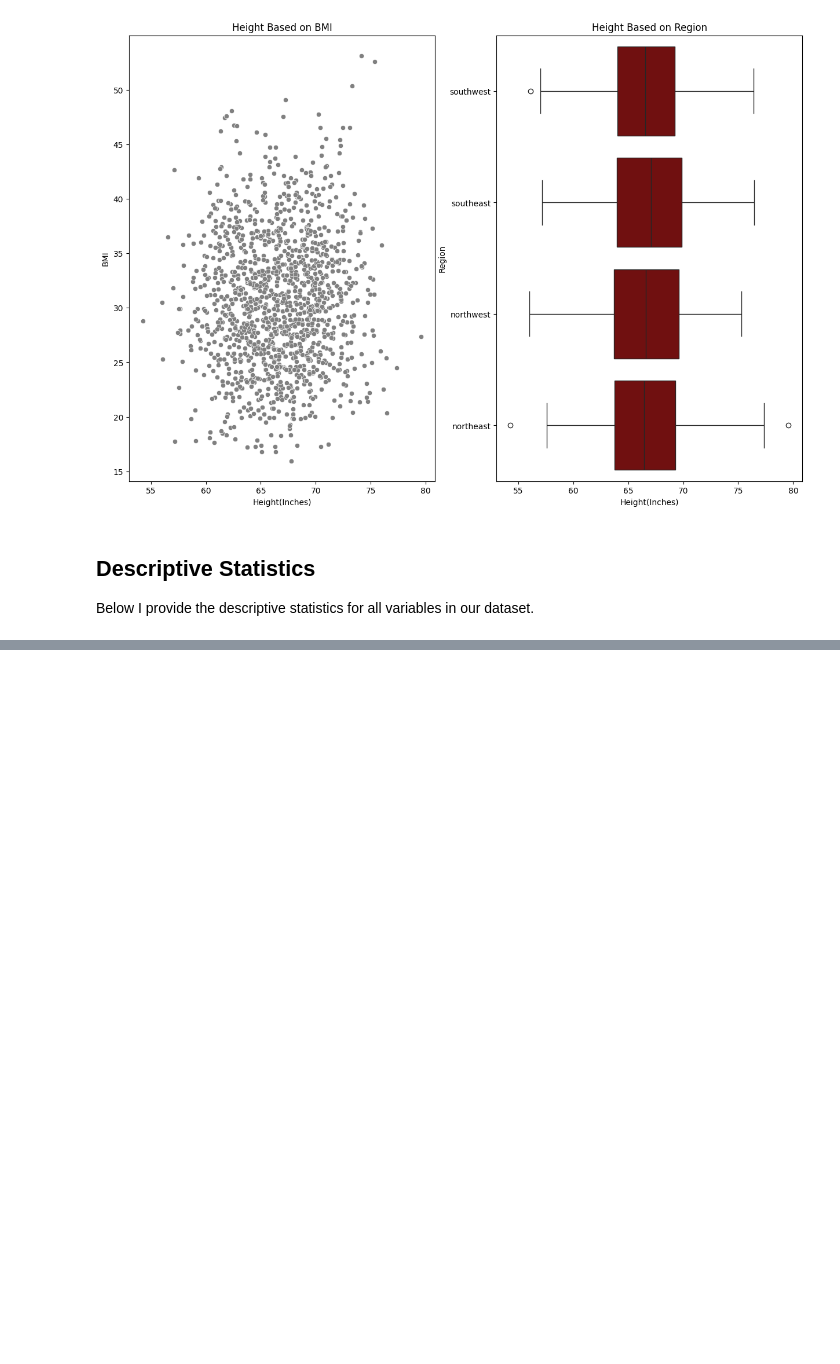
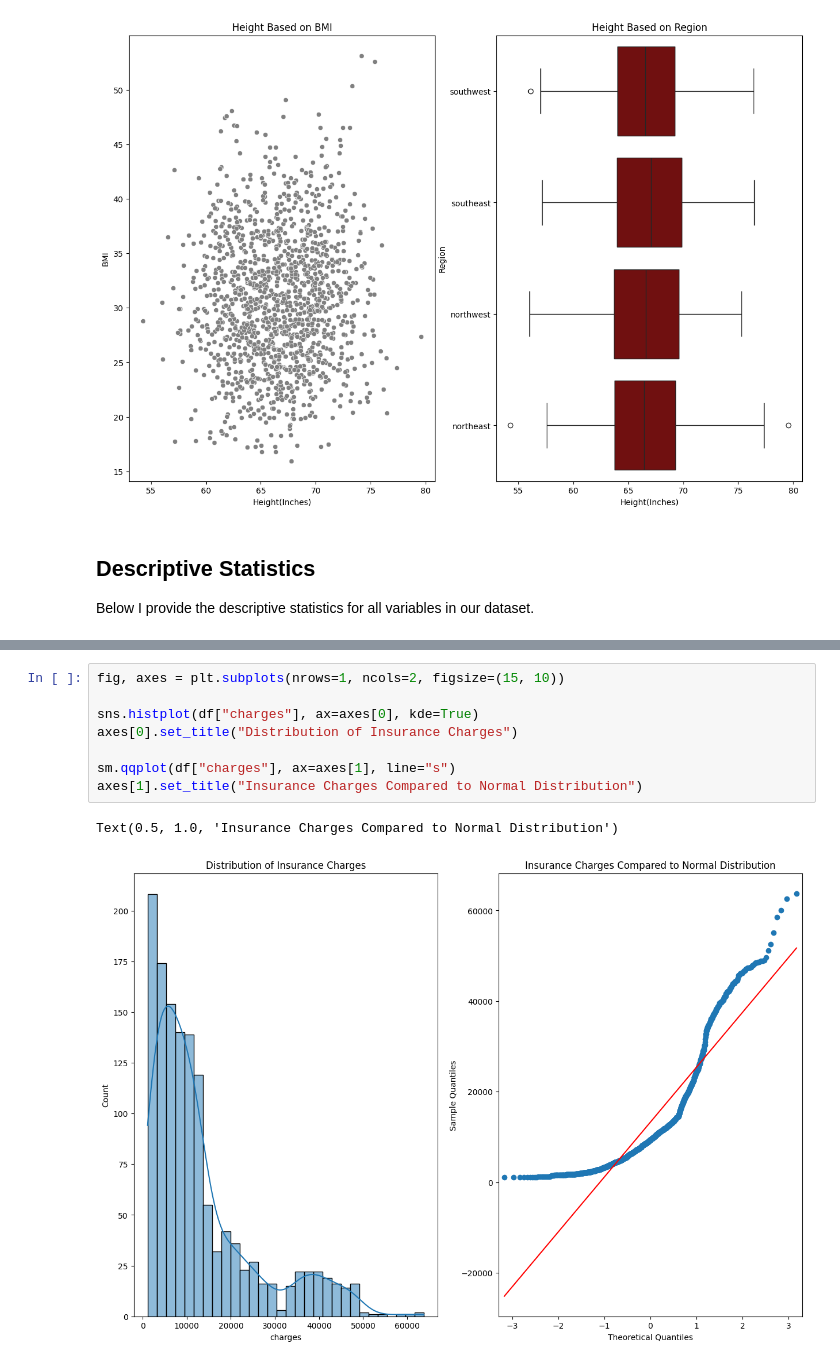
Before and after one commit to HarmonZ7/WGU, a Jupyter notebook: D599/Task 2/D599Task2EDA.ipynb, the cells around one changed output, grey strips where cells are left out. Saved outputs shown, nothing was run; the diff lists cells and outputs as text; blank space fills up the shorter version.

```diff
--- a/D599/Task 2/D599Task2EDA.ipynb
+++ b/D599/Task 2/D599Task2EDA.ipynb
@@ -147,0 +198,11 @@ df.describe(include="all")
+# %%
+fig, axes = plt.subplots(nrows=1, ncols=2, figsize=(15, 10))
+
+sns.histplot(df["charges"], ax=axes[0], kde=True)
+axes[0].set_title("Distribution of Insurance Charges")
+
+sm.qqplot(df["charges"], ax=axes[1], line="s")
+axes[1].set_title("Insurance Charges Compared to Normal Distribution")
+# %% [output]
+Text(0.5, 1.0, 'Insurance Charges Compared to Normal Distribution')
+[figure, added]
```
Also changed, not shown: parts of 11 cells of this notebook, 1 other file.
